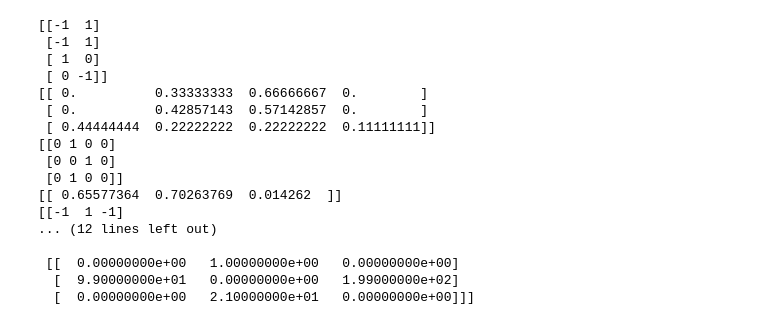
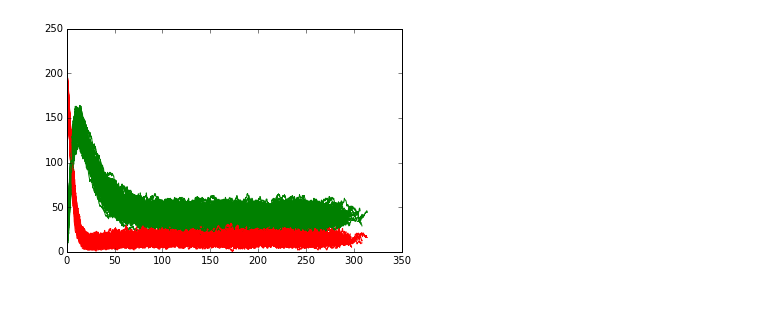
Before and after one commit to leighton/gillespie, a Jupyter notebook: examples/pred_prey.ipynb, the cells around one changed output. Cells and saved outputs as stored; diff of their text form; code cells hidden in the pictures.

```diff
--- a/examples/pred_prey.ipynb
+++ b/examples/pred_prey.ipynb
@@ -58,6 +58,7 @@ print x
 # %%
 np.array([100])+np.array([1,2])
 # %%
+import numpy as np
 import theano
 import theano.tensor as tt
 
@@ -67,84 +68,79 @@ def go():
 
     X, Y = map(tt.dvector, "XY")
     B, l, mu, nu = map(tt.dscalar, ['β', 'λ', 'μ', 'ν'])
-    n = 3
+    reps = 200
     var_v  = [X, Y]
     parm_v = [B, l, mu, nu]
 
     rng = RandomStreams(seed=233) #todo: makes sure it runs on GPU
-    r_u = rng.uniform((1,n))
+    r_u = rng.uniform((1,reps))
 
     t = [
         {X: -1, Y: 1},
         {X: -1, Y: 1},
         {X:  1},
         {Y: -1}
     ]
 
     T_ = np.asarray([
         [-1, 1],
         [-1, 1],
         [ 1, 0],
         [ 0,-1]
     ])
-    print T_
+
     prop_v = [B*X*Y, nu*X, l, mu*Y]
     prop_t = sum(prop_v)
     prob_v = [p/prop_t for p in prop_v]
-    v = tt.stack(prob_v).reshape((4,3)).T #This happens because of variables as dvectors
+    #v = tt.stack(prob_v)
+    v = tt.stack(prob_v).reshape((4,reps)).T #This happens because of variables as dvectors (rxns, reps)
 
     prb_f = theano.function(var_v+parm_v, v)
 
     tau_f = theano.function(var_v+parm_v, (1/prop_t)*tt.log(1/r_u))
 
     ran_f = theano.function(var_v+parm_v, rng.multinomial(n=1, pvals=v))
 
     ics = [
-        np.asarray([100,150,200]),
-        np.asarray([0,0,20])
+        np.asarray([200]*reps),
+        np.asarray([2]*reps)
     ]
-    parm = [0.001, 2, 0.05, 0.01]
-    args = ics+parm
 
-    prop_i = prb_f(*args)
-    ran_i = ran_f(*args)
+    parm = [0.001, 2, 0.05, 0.1]
+    x = ics
+    interval = 2000
+    time = np.zeros(shape=(1,reps))
+    out = np.zeros(shape=(reps, interval, len(var_v)+1)) #(rep, time, vars+time)
 
-    print prop_i
-    print ran_i
-    time = tau_f(*args)
-    print time
-    incr = np.dot(ran_i, T_)
-    print incr.T
-    r = np.zeros(shape=(3, 3, 3, 3)) #(rep, time, var 1, var 2)
+    for idx in range(interval):
 
-    print time.T.shape
-    x = np.asarray(ics)+incr.T
-    print x
-    r[0,1,:,:] = time[0]
-    r[0,:,1,:] = x[0]
-    r[0,:,:,1] = x[1]
-    print r.shape
-    print r[0]
+        #prop_i = prb_f(*args)
+        #print prop_i
+
+        #print prop_i
+        #print ran_i
+        args = [x[0],x[1]]+parm
+        time += tau_f(*args)
+
+        ran_i = ran_f(*args)
+        incr = np.dot(ran_i, T_).T
+        #print incr.T
+
+        x = np.asarray(x)+incr
+        out[:,idx,:] = np.concatenate((time, x)).T
+
+    #r[0,:,1,:] = x[0]
+    #r[0,:,:,1] = x[1]
+    #print r.shape
+    #print r[0]
+    #print out[0,:,1:3]
+    #print out[0,:,0:1]
+    for q in range(reps):
+        pl.plot(out[q,:,0:1], out[q,:,1], "r-", out[q,:,0:1], out[q,:,2], "g-")
 
 go()
 # %% [output]
-[[-1  1]
- [-1  1]
- [ 1  0]
- [ 0 -1]]
-[[ 0.          0.33333333  0.66666667  0.        ]
- [ 0.          0.42857143  0.57142857  0.        ]
- [ 0.44444444  0.22222222  0.22222222  0.11111111]]
-[[0 1 0 0]
- [0 0 1 0]
- [0 1 0 0]]
-[[ 0.65577364  0.70263769  0.014262  ]]
-[[-1  1 -1]
-... (12 lines left out)
-
- [[  0.00000000e+00   1.00000000e+00   0.00000000e+00]
-  [  9.90000000e+01   0.00000000e+00   1.99000000e+02]
-  [  0.00000000e+00   2.10000000e+01   0.00000000e+00]]]
+[figure, added]
 # %%
 import sympy
 x, y, z = symbols('x y z')
```
Also changed, not shown: parts of 2 cells of this notebook.
